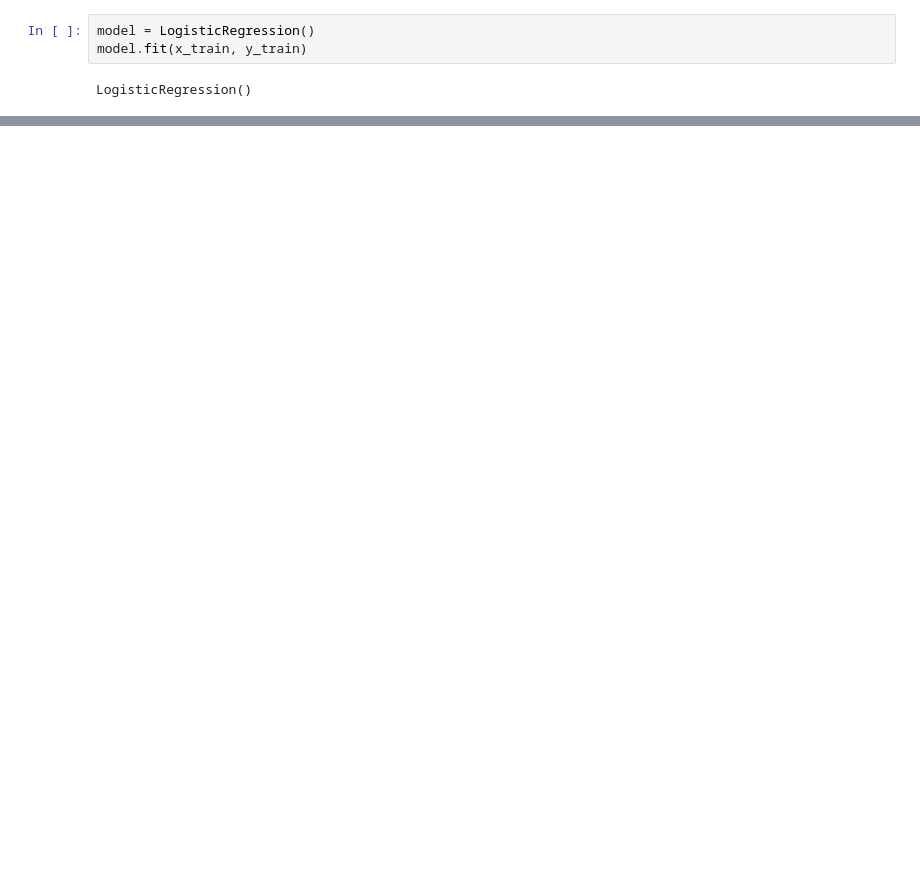
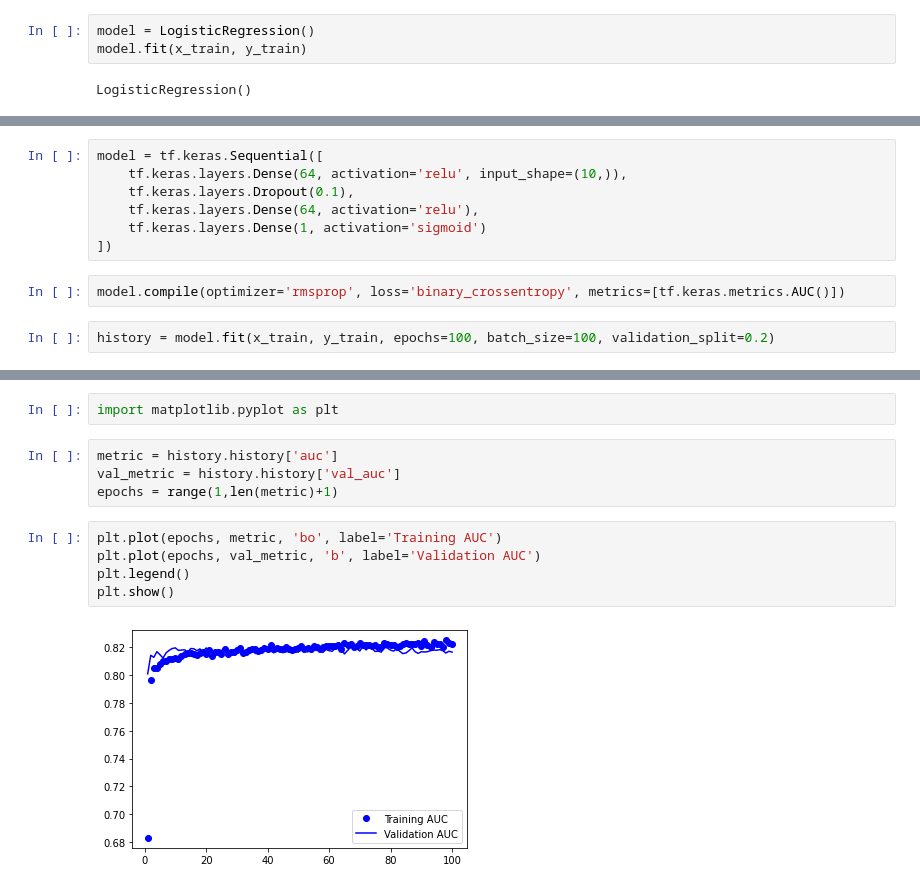
Before and after one commit to juandados/mlops, a Jupyter notebook: notebooks/chapter-1.ipynb, the cells around one changed output, grey strips where cells are left out. Saved outputs shown, nothing was run; the diff lists cells and outputs as text; blank space fills up the shorter version.

```diff
--- a/notebooks/chapter-1.ipynb
+++ b/notebooks/chapter-1.ipynb
@@ -138,0 +146,11 @@ ROC: 0.75817
+# %%
+model = tf.keras.Sequential([
+    tf.keras.layers.Dense(64, activation='relu', input_shape=(10,)),
+    tf.keras.layers.Dropout(0.1),
+    tf.keras.layers.Dense(64, activation='relu'),
+    tf.keras.layers.Dense(1, activation='sigmoid')
+])
+# %%
+model.compile(optimizer='rmsprop', loss='binary_crossentropy', metrics=[tf.keras.metrics.AUC()])
+# %%
+history = model.fit(x_train, y_train, epochs=100, batch_size=100, validation_split=0.2)
@@ -138,0 +175,13 @@ ROC: 0.75817
+# %%
+import matplotlib.pyplot as plt
+# %%
+metric = history.history['auc']
+val_metric = history.history['val_auc']
+epochs = range(1,len(metric)+1)
+# %%
+plt.plot(epochs, metric, 'bo', label='Training AUC')
+plt.plot(epochs, val_metric, 'b', label='Validation AUC')
+plt.legend()
+plt.show()
+# %% [output]
+[figure, added]
```
Also changed, not shown: parts of 13 cells of this notebook, 5 other files.
